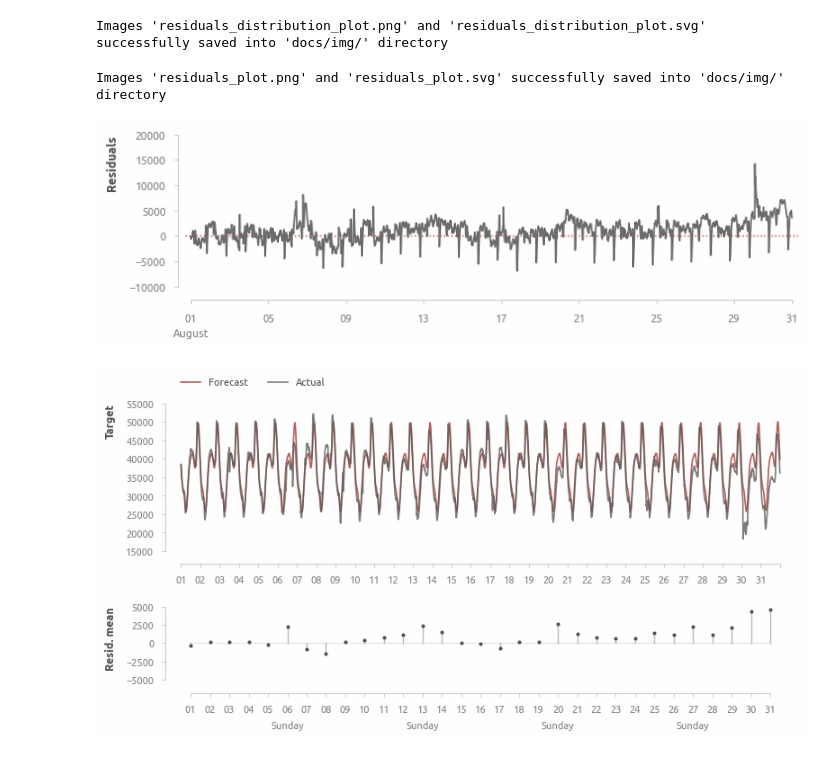
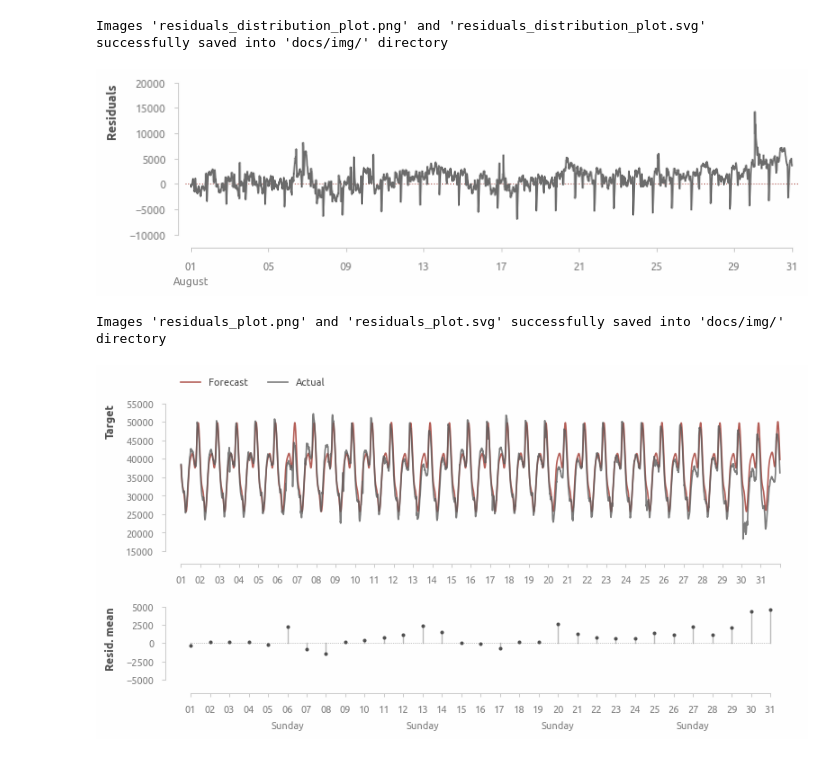
Before and after one commit to a-chasovsky/electric-power-consumption, a Jupyter notebook: 03-base-model.ipynb, the cells around one changed output. Saved outputs shown, nothing was run; the diff lists cells and outputs as text; code cells hidden in the pictures.

```diff
--- a/03-base-model.ipynb
+++ b/03-base-model.ipynb
@@ -1568,20 +1568,21 @@ Images 'residuals_distribution_plot.png' and 'residuals_distribution_plot.svg' s
 # %%
 fig = plt.figure(figsize=(8, 2))
 ax = ax_current()
 
 plt.plot(resid, color=alpha_color(palette[0], 0.9), zorder=10);
-plot_zeroline(lw=1, color=palette_bright[1], zorder=1)
+plot_zeroline(lw=0.75, color=palette[1], zorder=1)
 axis_formatter_locator(mpl.dates.DateFormatter('%d'))
 ax2 = axis_secondary(pad=30)
 axis_formatter_locator(mpl.dates.DateFormatter('%B'), mpl.dates.MonthLocator(8), ax=ax2)
 plt.ylabel('Residuals')
 axis_rstyle()
 ticklabels_f_modify(-1, '31')
+plt.show()
 
 savefig('residuals_plot', dir_save_img)
 # %% [output]
+[figure]
 Images 'residuals_plot.png' and 'residuals_plot.svg' successfully saved into 'docs/img/' directory
-[figure]
 # %%
 resid_mean = resid.groupby(resid.index.floor('D')).mean()
 
```
Also changed, not shown: 3 other files.
